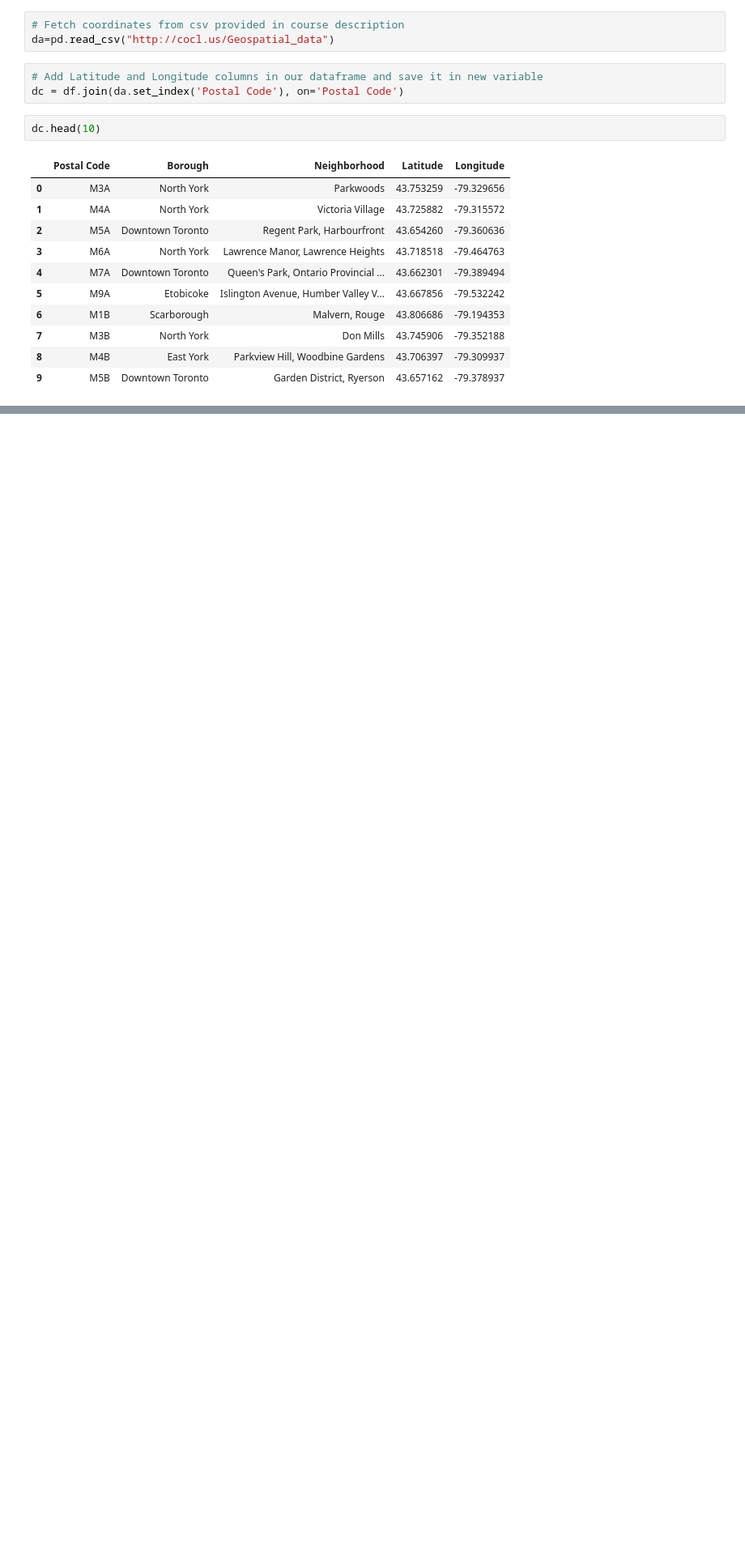
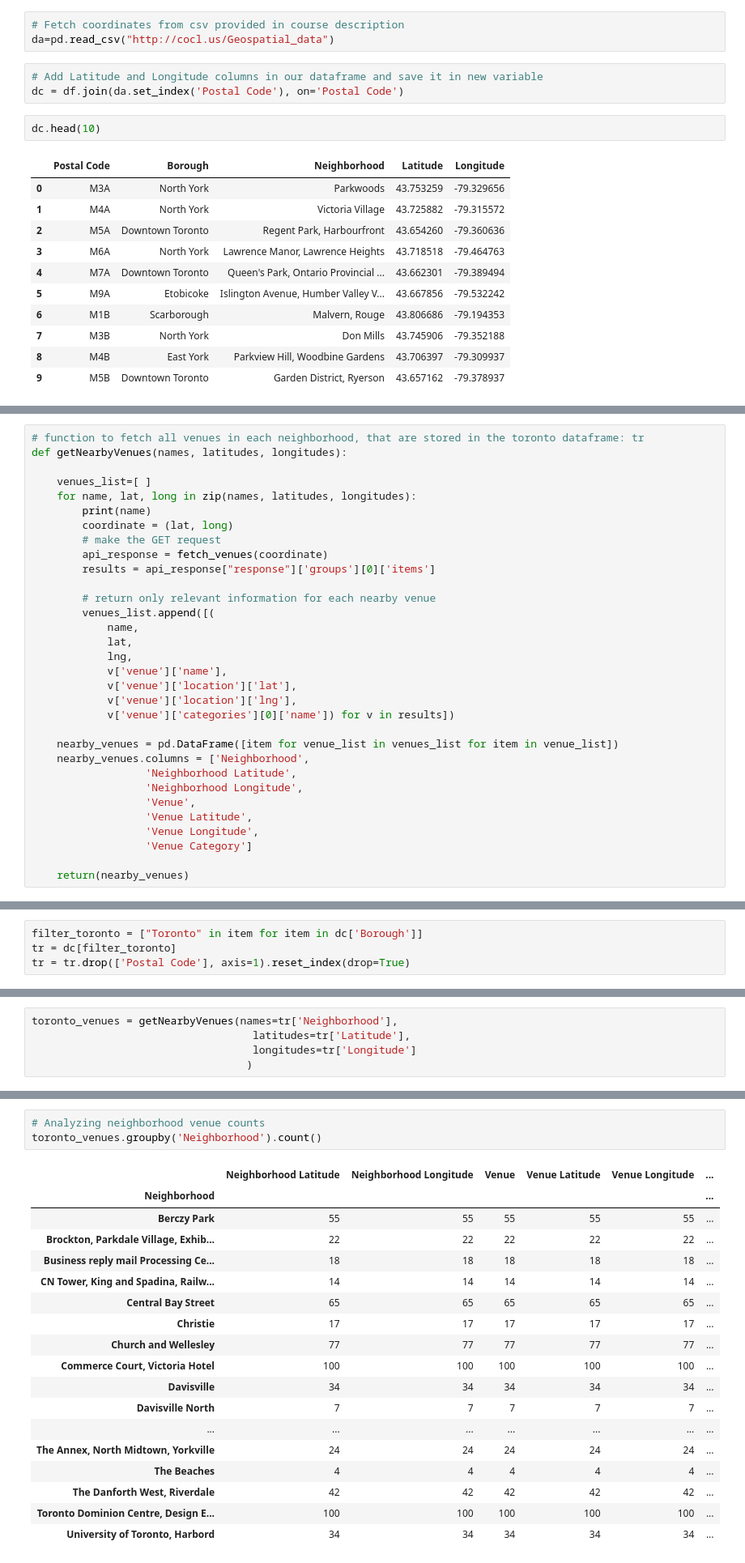
Before and after one commit to Shailendra-Singh/coursera-capstone, a Jupyter notebook: IBM Capstone - Neighborhoods in Toronto.ipynb, the cells around one changed output, grey strips where cells are left out. Shown at 81% size. Cells and saved outputs as stored; diff of their text form; blank space fills up the shorter version.

```diff
--- a/IBM Capstone - Neighborhoods in Toronto.ipynb
+++ b/IBM Capstone - Neighborhoods in Toronto.ipynb
@@ -138,0 +223,32 @@ dc.head(10)
+# %%
+# function to fetch all venues in each neighborhood, that are stored in the toronto dataframe: tr
+def getNearbyVenues(names, latitudes, longitudes):
+
+    venues_list=[ ]
+    for name, lat, long in zip(names, latitudes, longitudes):
+        print(name)
+        coordinate = (lat, long)
+        # make the GET request
+        api_response = fetch_venues(coordinate)
+        results = api_response["response"]['groups'][0]['items']
+
+        # return only relevant information for each nearby venue
+        venues_list.append([(
+            name,
+            lat,
+            lng,
+            v['venue']['name'],
+            v['venue']['location']['lat'],
+            v['venue']['location']['lng'],
+            v['venue']['categories'][0]['name']) for v in results])
+
+    nearby_venues = pd.DataFrame([item for venue_list in venues_list for item in venue_list])
+    nearby_venues.columns = ['Neighborhood',
+                  'Neighborhood Latitude',
+                  'Neighborhood Longitude',
+                  'Venue',
+                  'Venue Latitude',
+                  'Venue Longitude',
+                  'Venue Category']
+
+    return(nearby_venues)
@@ -138,0 +264,4 @@ dc.head(10)
+# %%
+filter_toronto = ["Toronto" in item for item in dc['Borough']]
+tr = dc[filter_toronto]
+tr = tr.drop(['Postal Code'], axis=1).reset_index(drop=True)
@@ -138,0 +276,5 @@ dc.head(10)
+# %%
+toronto_venues = getNearbyVenues(names=tr['Neighborhood'],
+                                   latitudes=tr['Latitude'],
+                                   longitudes=tr['Longitude']
+                                  )
@@ -138,0 +310,22 @@ dc.head(10)
+# %%
+# Analyzing neighborhood venue counts
+toronto_venues.groupby('Neighborhood').count()
+# %% [output]
+|  | Neighborhood Latitude | Neighborhood Longitude | Venue | Venue Latitude | Venue Longitude | ... |
+| Neighborhood |  |  |  |  |  | ... |
+| Berczy Park | 55 | 55 | 55 | 55 | 55 | ... |
+| Brockton, Parkdale Village, Exhib... | 22 | 22 | 22 | 22 | 22 | ... |
+| Business reply mail Processing Ce... | 18 | 18 | 18 | 18 | 18 | ... |
+| CN Tower, King and Spadina, Railw... | 14 | 14 | 14 | 14 | 14 | ... |
+| Central Bay Street | 65 | 65 | 65 | 65 | 65 | ... |
+| Christie | 17 | 17 | 17 | 17 | 17 | ... |
+| Church and Wellesley | 77 | 77 | 77 | 77 | 77 | ... |
+| Commerce Court, Victoria Hotel | 100 | 100 | 100 | 100 | 100 | ... |
+| Davisville | 34 | 34 | 34 | 34 | 34 | ... |
+| Davisville North | 7 | 7 | 7 | 7 | 7 | ... |
+| ... | ... | ... | ... | ... | ... | ... |
+| The Annex, North Midtown, Yorkville | 24 | 24 | 24 | 24 | 24 | ... |
+| The Beaches | 4 | 4 | 4 | 4 | 4 | ... |
+| The Danforth West, Riverdale | 42 | 42 | 42 | 42 | 42 | ... |
+| Toronto Dominion Centre, Design E... | 100 | 100 | 100 | 100 | 100 | ... |
+| University of Toronto, Harbord | 34 | 34 | 34 | 34 | 34 | ... |
```
Also changed, not shown: parts of 25 cells of this notebook.
